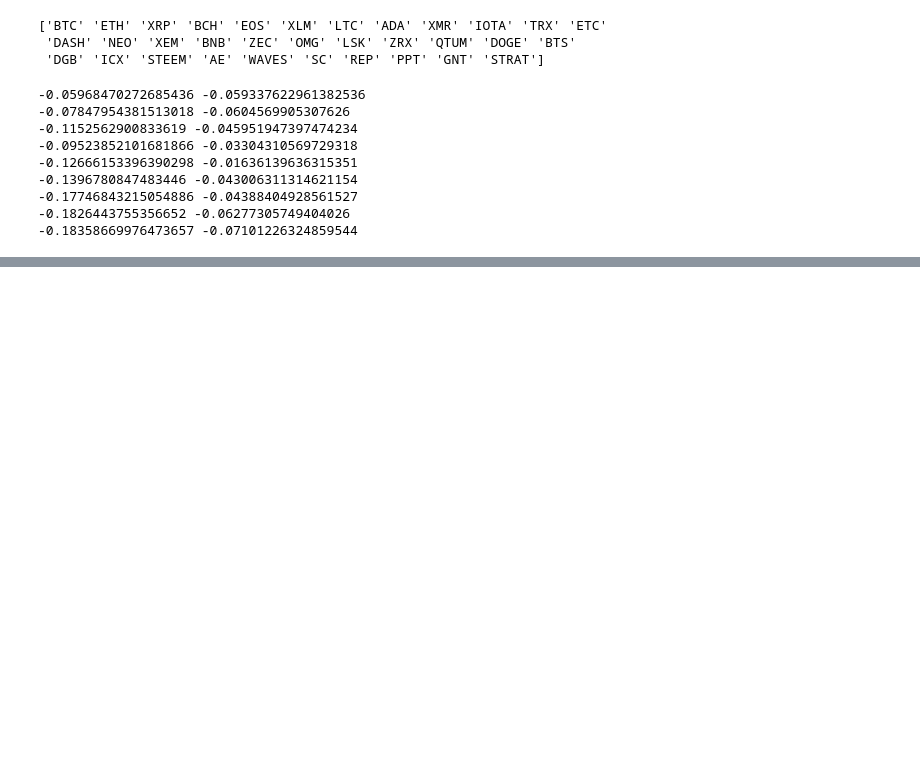
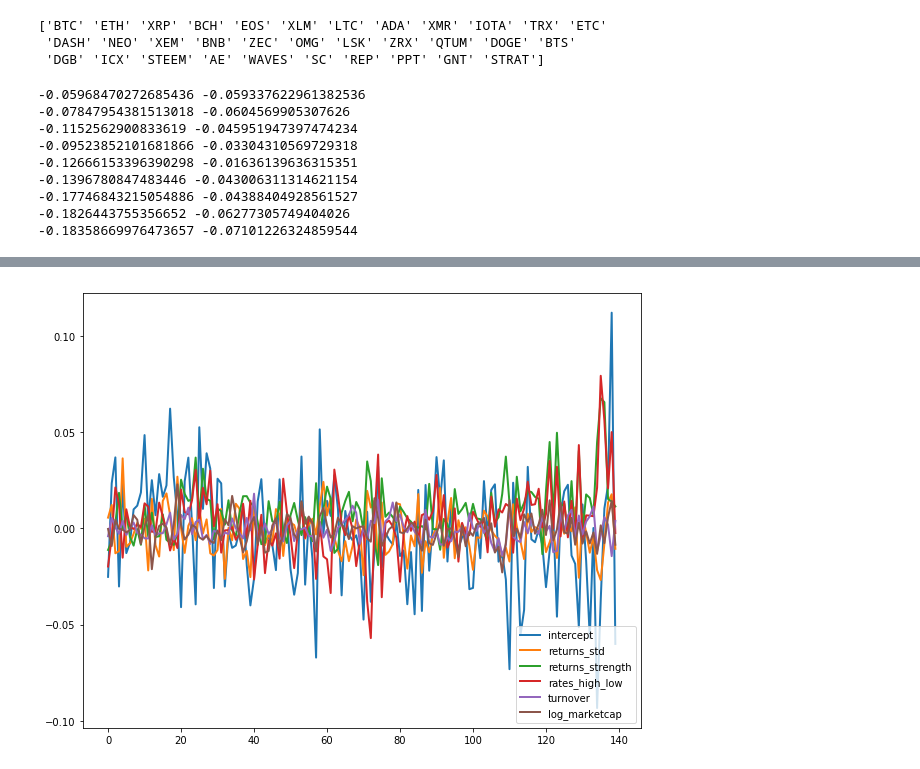
Before and after one commit to etaleinc/coinAPI-data, a Jupyter notebook: ipynotebooks/regression.ipynb, the cells around one changed output, grey strips where cells are left out. Drawn from its saved outputs; the diff is of its cells as text; code cells hidden in the pictures; blank space fills up the shorter version.

Commit message:
added plots

```diff
--- a/ipynotebooks/regression.ipynb
+++ b/ipynotebooks/regression.ipynb
@@ -252,0 +283,13 @@ for i in range(1,10):
+# %%
+keyss=['intercept','returns_std', 'returns_strength', 'rates_high_low','turnover', 'log_marketcap',]
+x=range(140)
+fig, ax = plt.subplots(figsize=(10,8))
+#line1, = ax.plot(x, np.sin(x), '--', linewidth=2,
+                 #label='Dashes set retroactively')
+#line1.set_dashes(dashes)
+for i in range(6):
+    ax.plot(x,betaT[i], linewidth=2, label=keyss[i])
+ax.legend(loc='lower right')    #plt.show()
+plt.savefig('factor_loadings')
+# %% [output]
+[figure, added]
```
Also changed, not shown: parts of 2 cells of this notebook, 4 other files.
